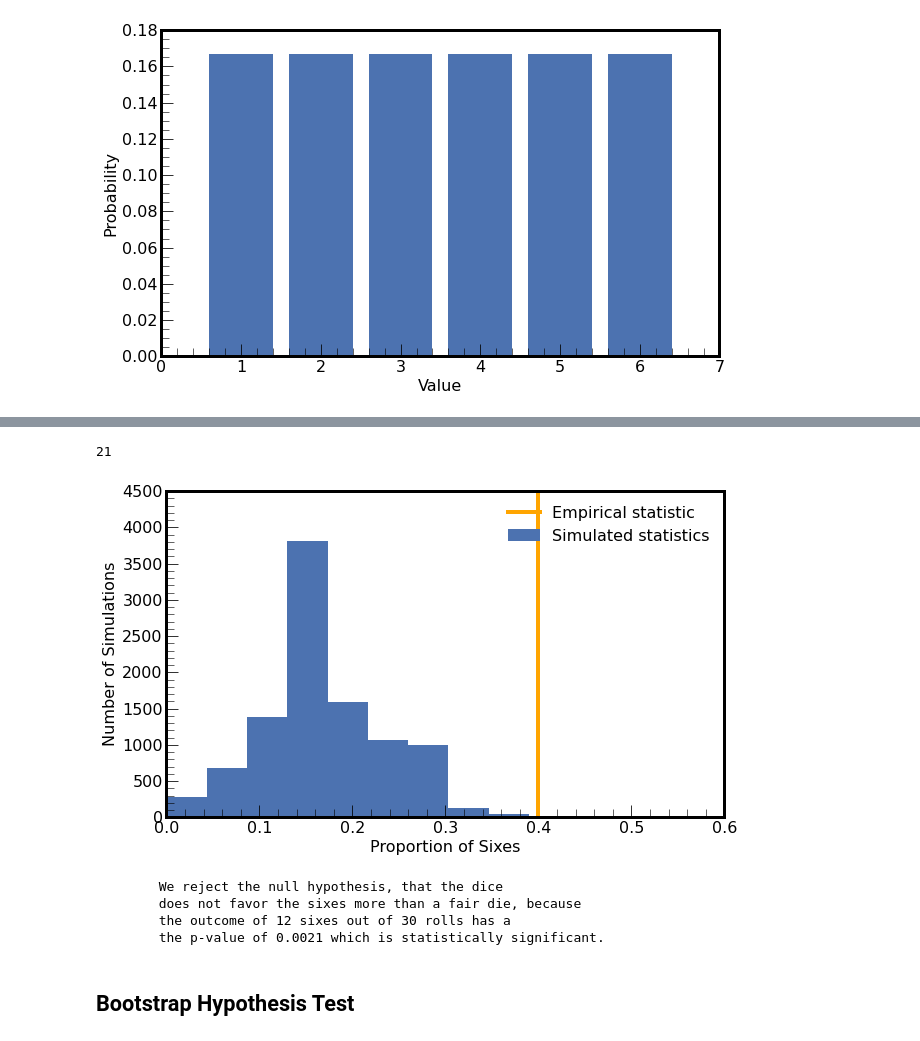
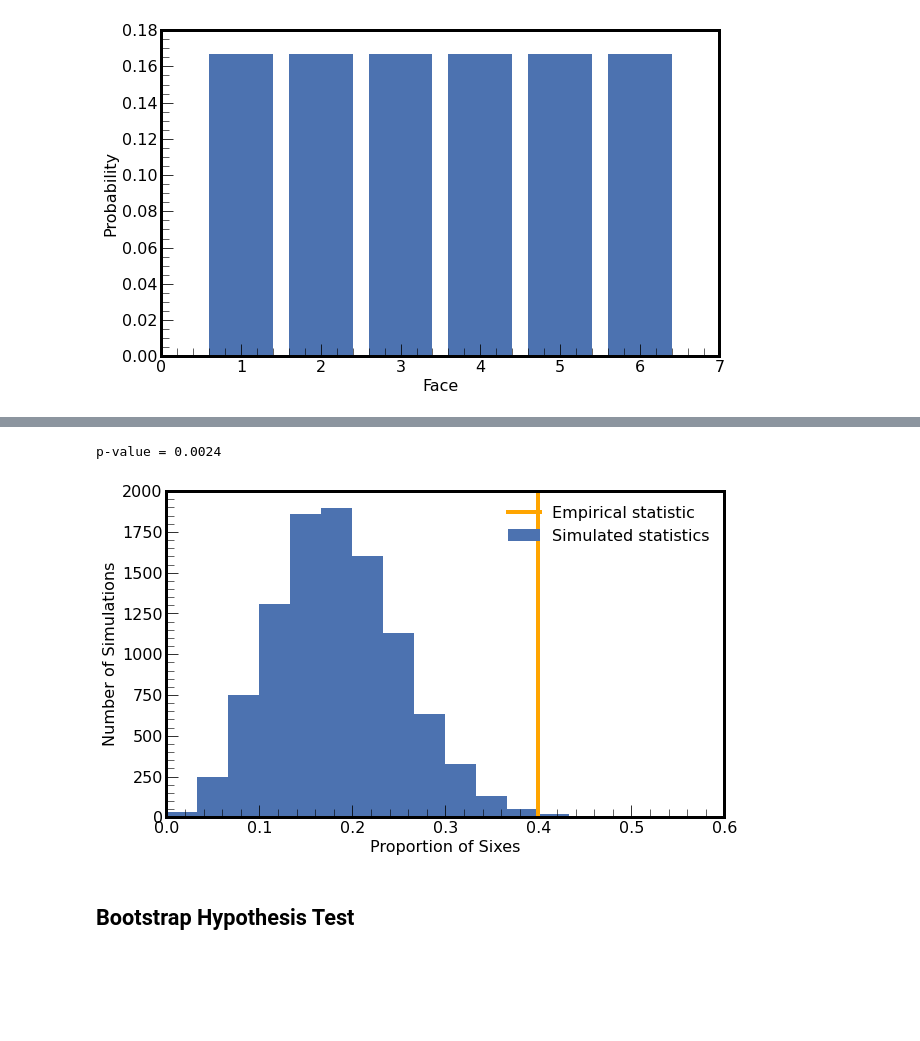
Before and after one commit to FilippenkoGroup/statistics_workshop, a Jupyter notebook: notebook.ipynb, the cells around one changed output, grey strips where cells are left out. Cells and saved outputs as stored; diff of their text form; code cells hidden in the pictures; blank space fills up the shorter version.

```diff
--- a/notebook.ipynb
+++ b/notebook.ipynb
@@ -20,12 +20,12 @@ plt.style.use("style.mplstyle")  # A matplotlib "style" file to make plots look
 **Alternative hypothesis ($H_A$)**
 : Any other hypothesis often stating that a feature of the **data is significant** and the differences are **not due to random chance**.
 # %%
-die_tosses_30 = np.repeat(
+die_tosses = np.repeat(
     (1,2,3,4,5,6),
     (5,0,6,3,4,12)
 )
 
-faces, counts = np.unique(die_tosses_30, return_counts=True)
+faces, counts = np.unique(die_tosses, return_counts=True)
 plt.bar(faces, counts)
 plt.title("Tosses of a Die")
 plt.xlabel("Face")
@@ -100,16 +102,17 @@ def simulate(die_faces, die_probs, nrolls, reps):
 
     for i in range(reps):
         sample = roll(die_faces, die_probs, nrolls)
-        stats = calculate_stats(sample)
-        results.append(stats)
+        statistics = calculate_stats(sample)
+        results.append(statistics)
 
     return np.array(results)
 
 def plot(results):
-    plt.hist(results)
+    plt.hist(results, bins=np.arange(30)/30)
     plt.xlabel("Proportion of Sixes")
     plt.ylabel("Number of Simulations")
+    plt.show()
 # %%
-results = simulate(die_faces, die_probs, nrolls=30, reps=10000)
-plot(results);
+simulated_statistics = simulate(die_faces, die_probs, nrolls=30, reps=10000)
+plot(simulated_statistics)
 # %% [output]
@@ -117,40 +120,18 @@ plot(results);
 # %%
-empirical_statistic = calculate_stats(die_tosses_30)
+empirical_statistic = calculate_stats(die_tosses)
+pvalue = np.mean(simulated_statistics >= empirical_statistic)
+print(f"p-value = {pvalue}")
 
-simualted_statistics = simulate(die_faces, die_probs, nrolls=30, reps=10000)
-
-plt.hist(simualted_statistics, label="Simulated statistics")
+plt.hist(simulated_statistics, bins=np.arange(30)/30, label="Simulated statistics")
 plt.axvline(empirical_statistic, color='orange', label="Empirical statistic")
 
 plt.xlabel("Proportion of Sixes")
 plt.ylabel("Number of Simulations")
 plt.xlim(0, 0.6)
-plt.legend();
-print(f"{np.sum(simualted_statistics >= empirical_statistic)}")
+plt.legend()
+plt.show()
 # %% [output]
-21
+p-value = 0.0024
-[figure, old version]
+[figure, new version]
-# %%
-pvalue = np.mean(simualted_statistics >= empirical_statistic)
-alpha = 0.05
-
-if pvalue <= alpha:
-    print(f"""
-        We reject the null hypothesis, that the dice
-        does not favor the sixes more than a fair die, because
-        the outcome of {np.sum(die_tosses_30 == 6)} sixes out of {len(die_tosses_30)} rolls has a
-        the p-value of {pvalue} which is statistically significant.
-    """)
-else:
-    print(f"""
-        We cannot reject the null hypothesis, that the dice
-        the outcome of {np.sum(die_tosses_30 == 6)} "6" out of {len(die_tosses_30)} rolls has a
-        the p-value of {pvalue}  which is not statistically significant.
-    """)
-# %% [output]
-        We reject the null hypothesis, that the dice
-        does not favor the sixes more than a fair die, because
-        the outcome of 12 sixes out of 30 rolls has a
-        the p-value of 0.0021 which is statistically significant.
 # %% [markdown]
 ## Bootstrap Hypothesis Test
```
Also changed, not shown: parts of 17 cells of this notebook.
